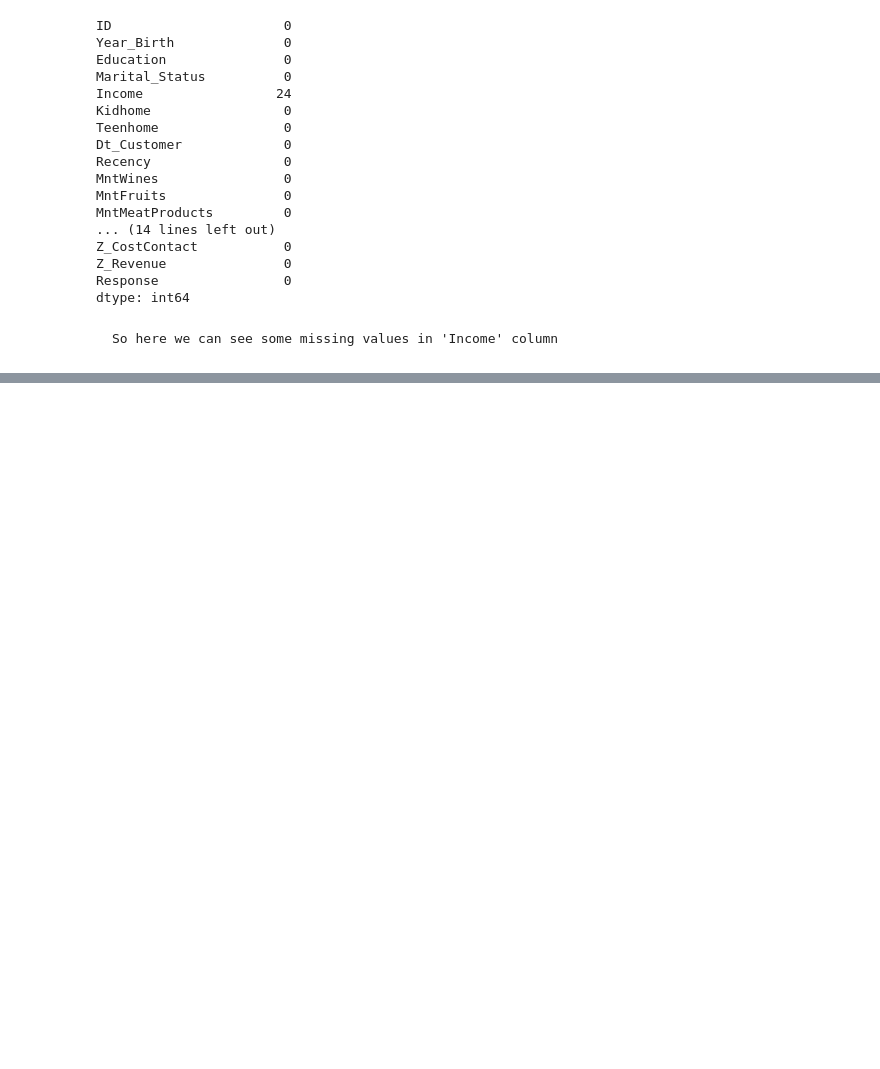
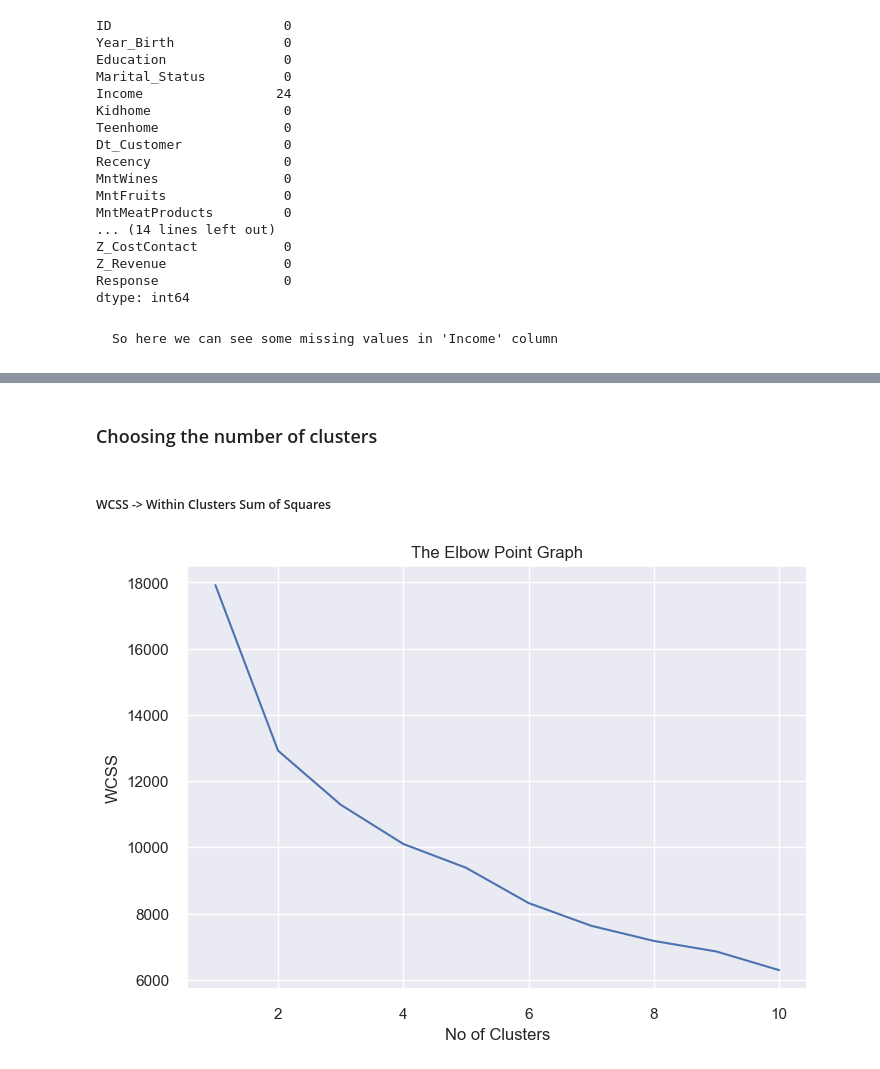
Before and after one commit to shafnybuilds/customer-segmentation-CSAIML, a Jupyter notebook: scripts/main.ipynb, the cells around one changed output, grey strips where cells are left out. Drawn from its saved outputs; the diff is of its cells as text; code cells hidden in the pictures; blank space fills up the shorter version.

Commit message:
K-Means

```diff
--- a/scripts/main.ipynb
+++ b/scripts/main.ipynb
@@ -74,0 +164,4 @@ dtype: int64
+# %%
+df["Total_Mnt"] = df.filter(like="Mnt").sum(axis=1)
+df["Total_Purchases"] = df.filter(like="Num").sum(axis=1)
+df["Total_AcceptedCmp"] = df.filter(like="AcceptedCmp").sum(axis=1)
@@ -74,0 +170,39 @@ dtype: int64
+# %%
+df = pd.get_dummies(df, columns=["Marital_Status"], drop_first=True)
+df["Education"] = df["Education"].map({
+    "Basic": 0,
+    "Graduation": 1,
+    "Master": 2,
+    "PhD": 3,
+    "2n Cycle": 4
+})
+# %%
+# selecting necessary features and applying scaling
+features = ["Income", "Total_Children", "Recency", "Total_Mnt", "Total_Purchases", "NumWebVisitsMonth", "Total_AcceptedCmp", "Response"]
+
+scaler = StandardScaler()
+scaled_data  = scaler.fit_transform(df[features])
+# %% [markdown]
+### Choosing the number of clusters
+# %% [markdown]
+##### WCSS -> Within Clusters Sum of Squares
+# %%
+# finding WCSS values for differet number of clusters
+wcss = []
+
+for i in range(1, 11):
+    kmeans = KMeans(n_clusters=i, init="k-means++", random_state=42)
+    kmeans.fit(scaled_data)
+
+    wcss.append(kmeans.inertia_)
+# %%
+# plot the elbow graph
+
+sns.set()
+plt.plot(range(1, 11), wcss)
+plt.title("The Elbow Point Graph")
+plt.xlabel("No of Clusters")
+plt.ylabel("WCSS")
+plt.show()
+# %% [output]
+[figure, added]
```
Also changed, not shown: parts of 22 cells of this notebook, 3 other files.
